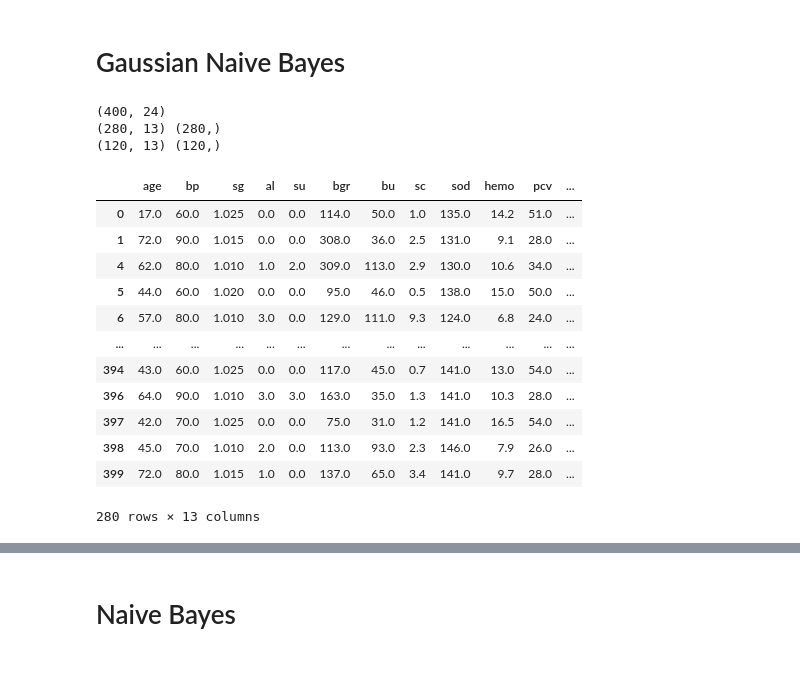
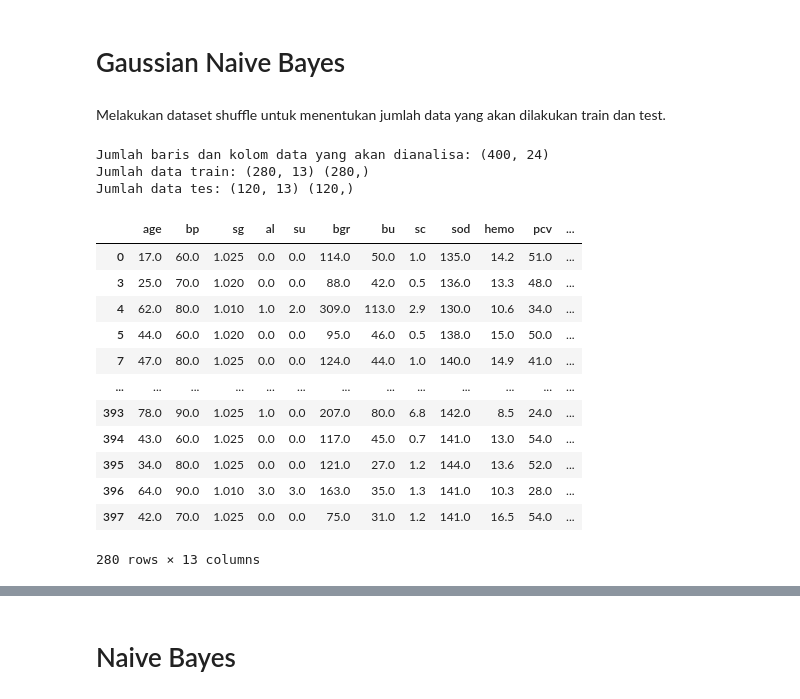
Before and after one commit to karuniaperjuangan/Tugas-Bareng, a Jupyter notebook: Kidney Disease using Naive Bayes.ipynb, the cells around one changed output, grey strips where cells are left out. Saved outputs shown, nothing was run; the diff lists cells and outputs as text; code cells hidden in the pictures; blank space fills up the shorter version.

```diff
--- a/Kidney Disease using Naive Bayes.ipynb
+++ b/Kidney Disease using Naive Bayes.ipynb
@@ -317,7 +314,7 @@ def split_data(X, Y, test_size=0.2):
 # %% [markdown]
 # Gaussian Naive Bayes
 # %%
-class NaiveBayesClassifier():
+class GaussianNaiveBayesClassifier():
     '''
     Bayes Theorem form
     P(y|X) = P(X|y) * P(y) / P(X)
@@ -388,11 +385,13 @@ class NaiveBayesClassifier():
     def accuracy(self, y_test, y_pred):
         accuracy = np.sum(y_test == y_pred) / len(y_test)
         return accuracy
+# %% [markdown]
+Melakukan dataset shuffle untuk menentukan jumlah data yang akan dilakukan train dan test.
 # %%
 # shuffle dataset with sample
 df = df.sample(frac=1, random_state=1).reset_index(drop=True)
 # df shape
-print(df.shape)
+print('Jumlah baris dan kolom data yang akan dianalisa:', df.shape)
 # set features and target
 X, y = df[numerical_col], df['classification']
 
@@ -400,37 +399,38 @@ X, y = df[numerical_col], df['classification']
 # # split on train and test 0.7/0.3
 X_train, y_train, X_test, y_test = split_data(X, y, test_size=0.3)
 
-print(X_train.shape, y_train.shape)
-print(X_test.shape, y_test.shape)
+print('Jumlah data train:', X_train.shape, y_train.shape)
+print('Jumlah data tes:', X_test.shape, y_test.shape)
 # %% [output]
-(400, 24)
-(280, 13) (280,)
-(120, 13) (120,)
+Jumlah baris dan kolom data yang akan dianalisa: (400, 24)
+Jumlah data train: (280, 13) (280,)
+Jumlah data tes: (120, 13) (120,)
 # %%
 # train the model
-x = NaiveBayesClassifier()
-x.fit(X_train, y_train)
+gnb = GaussianNaiveBayesClassifier()
+gnb.fit(X_train, y_train)
 # %%
+# prepare the model to be train
 X_train.shape
-x.classes, x.feature_nums, x.rows, x.count
-x.calc_prior(X_train, y_train)
-x.prior
-x.calc_statistics(X_train, y_train)
-x.mean
-x.var
+gnb.classes, gnb.feature_nums, gnb.rows, gnb.count
+gnb.calc_prior(X_train, y_train)
+gnb.prior
+gnb.calc_statistics(X_train, y_train)
+gnb.mean
+gnb.var
 X_train
 # %% [output]
 |  | age | bp | sg | al | su | bgr | bu | sc | sod | hemo | pcv | ... |
 | 0 | 17.0 | 60.0 | 1.025 | 0.0 | 0.0 | 114.0 | 50.0 | 1.0 | 135.0 | 14.2 | 51.0 | ... |
-| 1 | 72.0 | 90.0 | 1.015 | 0.0 | 0.0 | 308.0 | 36.0 | 2.5 | 131.0 | 9.1 | 28.0 | ... |
+| 3 | 25.0 | 70.0 | 1.020 | 0.0 | 0.0 | 88.0 | 42.0 | 0.5 | 136.0 | 13.3 | 48.0 | ... |
 | 4 | 62.0 | 80.0 | 1.010 | 1.0 | 2.0 | 309.0 | 113.0 | 2.9 | 130.0 | 10.6 | 34.0 | ... |
 | 5 | 44.0 | 60.0 | 1.020 | 0.0 | 0.0 | 95.0 | 46.0 | 0.5 | 138.0 | 15.0 | 50.0 | ... |
-| 6 | 57.0 | 80.0 | 1.010 | 3.0 | 0.0 | 129.0 | 111.0 | 9.3 | 124.0 | 6.8 | 24.0 | ... |
+| 7 | 47.0 | 80.0 | 1.025 | 0.0 | 0.0 | 124.0 | 44.0 | 1.0 | 140.0 | 14.9 | 41.0 | ... |
 | ... | ... | ... | ... | ... | ... | ... | ... | ... | ... | ... | ... | ... |
+| 393 | 78.0 | 90.0 | 1.025 | 1.0 | 0.0 | 207.0 | 80.0 | 6.8 | 142.0 | 8.5 | 24.0 | ... |
 | 394 | 43.0 | 60.0 | 1.025 | 0.0 | 0.0 | 117.0 | 45.0 | 0.7 | 141.0 | 13.0 | 54.0 | ... |
+| 395 | 34.0 | 80.0 | 1.025 | 0.0 | 0.0 | 121.0 | 27.0 | 1.2 | 144.0 | 13.6 | 52.0 | ... |
 | 396 | 64.0 | 90.0 | 1.010 | 3.0 | 3.0 | 163.0 | 35.0 | 1.3 | 141.0 | 10.3 | 28.0 | ... |
 | 397 | 42.0 | 70.0 | 1.025 | 0.0 | 0.0 | 75.0 | 31.0 | 1.2 | 141.0 | 16.5 | 54.0 | ... |
-| 398 | 45.0 | 70.0 | 1.010 | 2.0 | 0.0 | 113.0 | 93.0 | 2.3 | 146.0 | 7.9 | 26.0 | ... |
-| 399 | 72.0 | 80.0 | 1.015 | 1.0 | 0.0 | 137.0 | 65.0 | 3.4 | 141.0 | 9.7 | 28.0 | ... |
 280 rows × 13 columns
 # %%
```
Also changed, not shown: parts of 6 cells of this notebook.
